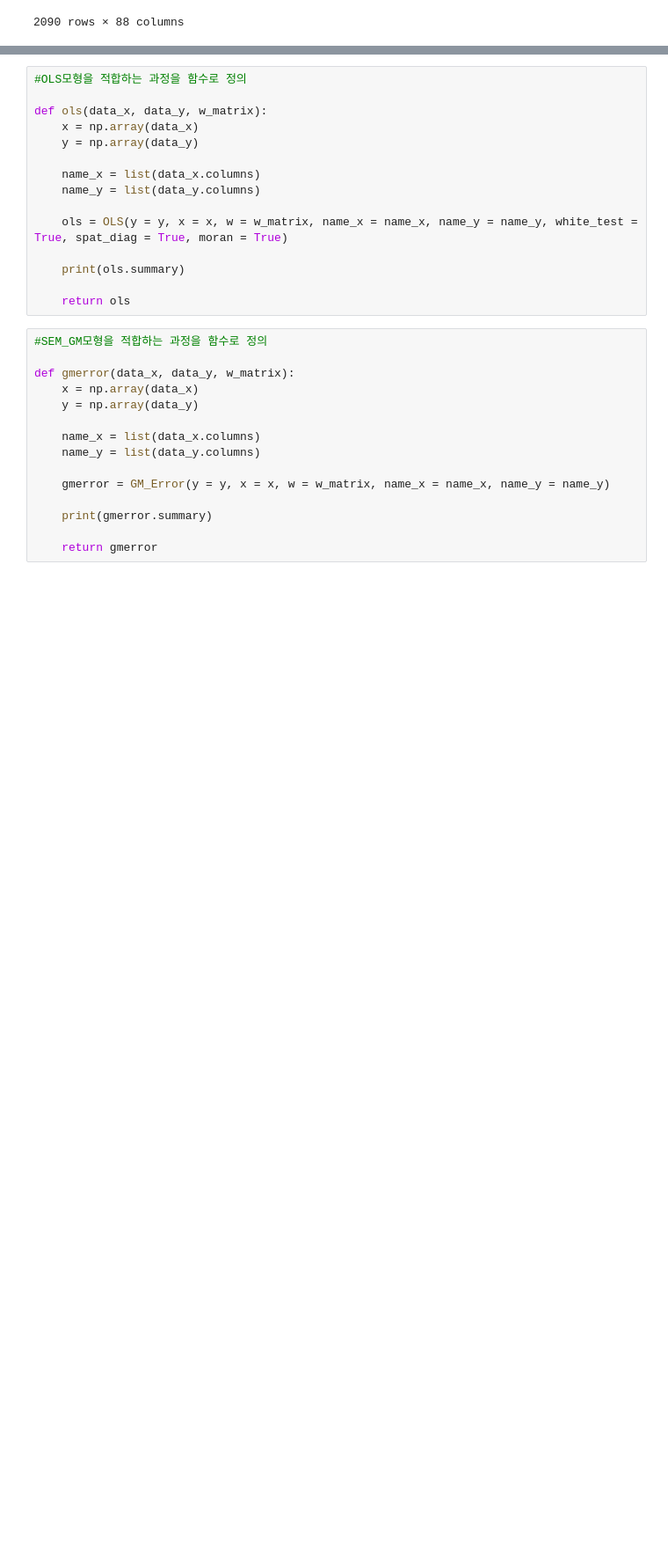
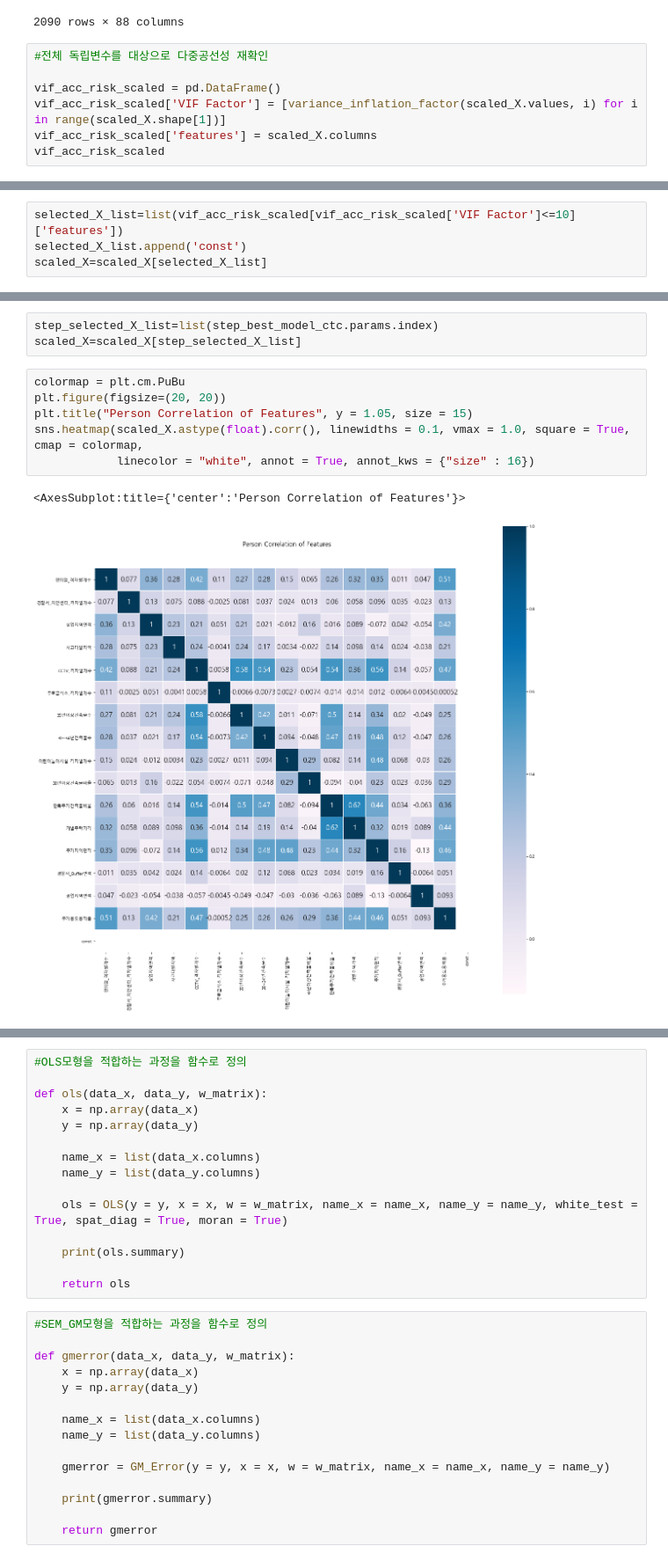
Before and after one commit to yxbxn/COMPAS2021-Suwon, a Jupyter notebook: 지리가중회귀-수원시.ipynb, the cells around one changed output, grey strips where cells are left out. Shown at 88% size. Cells and saved outputs as stored; diff of their text form; blank space fills up the shorter version.

```diff
--- a/지리가중회귀-수원시.ipynb
+++ b/지리가중회귀-수원시.ipynb
@@ -341,3 +287,10 @@ scaled_X
 | 2088 | 1.0 | 0.0 | 0.0 | 0.0 | 0.184564 | 0.0 | 0.0 | 0.0 | 0.0 | ... |
 | 2089 | 1.0 | 0.0 | 0.0 | 0.0 | 0.121227 | 0.0 | 0.0 | 0.0 | 0.0 | ... |
 2090 rows × 88 columns
+# %%
+#전체 독립변수를 대상으로 다중공선성 재확인
+
+vif_acc_risk_scaled = pd.DataFrame()
+vif_acc_risk_scaled['VIF Factor'] = [variance_inflation_factor(scaled_X.values, i) for i in range(scaled_X.shape[1])]
+vif_acc_risk_scaled['features'] = scaled_X.columns
+vif_acc_risk_scaled
@@ -344,3 +316,7 @@ scaled_X
+# %%
+selected_X_list=list(vif_acc_risk_scaled[vif_acc_risk_scaled['VIF Factor']<=10]['features'])
+selected_X_list.append('const')
+scaled_X=scaled_X[selected_X_list]
 # %%
 step_best_model_ctc = Stepwise_model(scaled_X, y)
 # %% [output]
@@ -401,0 +396,12 @@ strong multicollinearity or other numerical problems.
+# %%
+step_selected_X_list=list(step_best_model_ctc.params.index)
+scaled_X=scaled_X[step_selected_X_list]
+# %%
+colormap = plt.cm.PuBu
+plt.figure(figsize=(20, 20))
+plt.title("Person Correlation of Features", y = 1.05, size = 15)
+sns.heatmap(scaled_X.astype(float).corr(), linewidths = 0.1, vmax = 1.0, square = True, cmap = colormap,
+            linecolor = "white", annot = True, annot_kws = {"size" : 16})
+# %% [output]
+<AxesSubplot:title={'center':'Person Correlation of Features'}>
+[figure, added]
```
Also changed, not shown: parts of 74 cells of this notebook, 1 other file.
